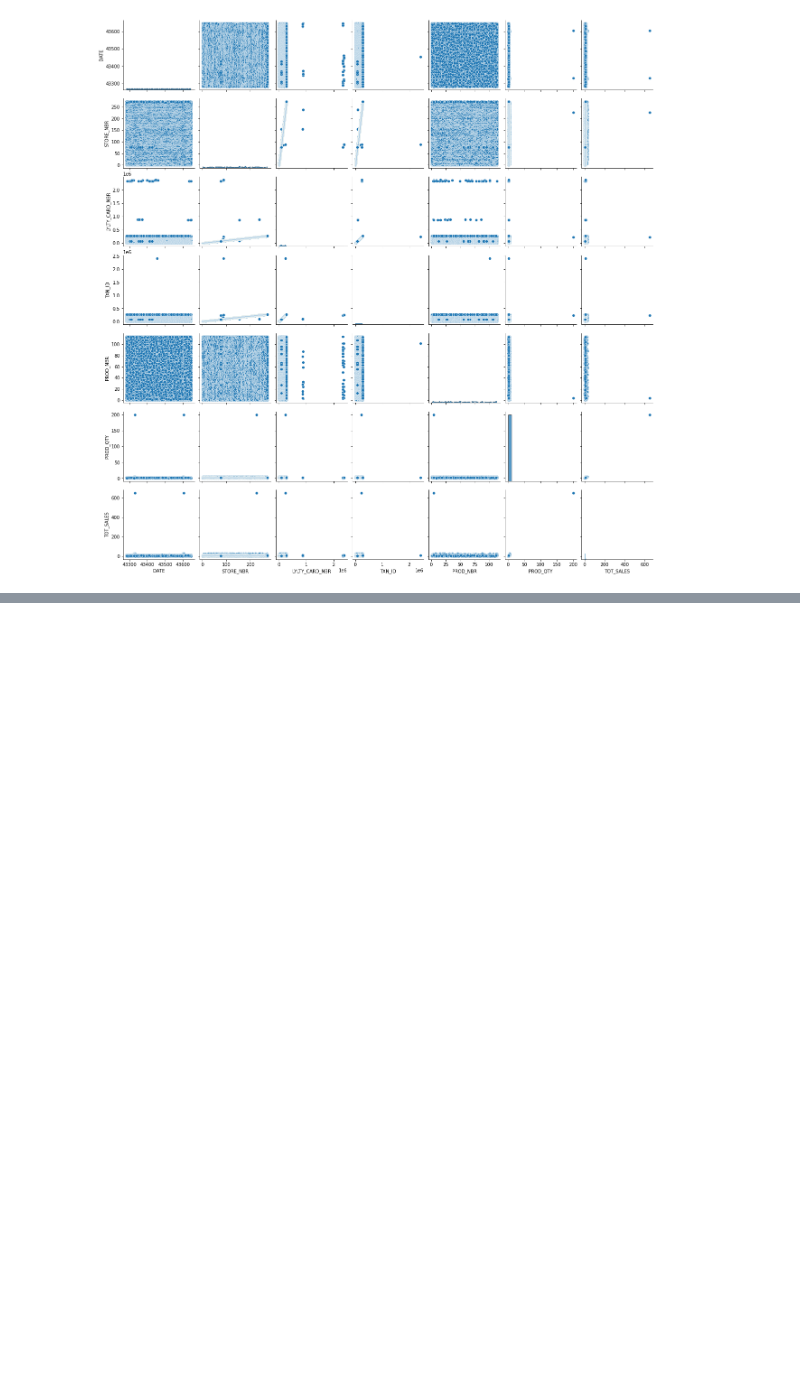
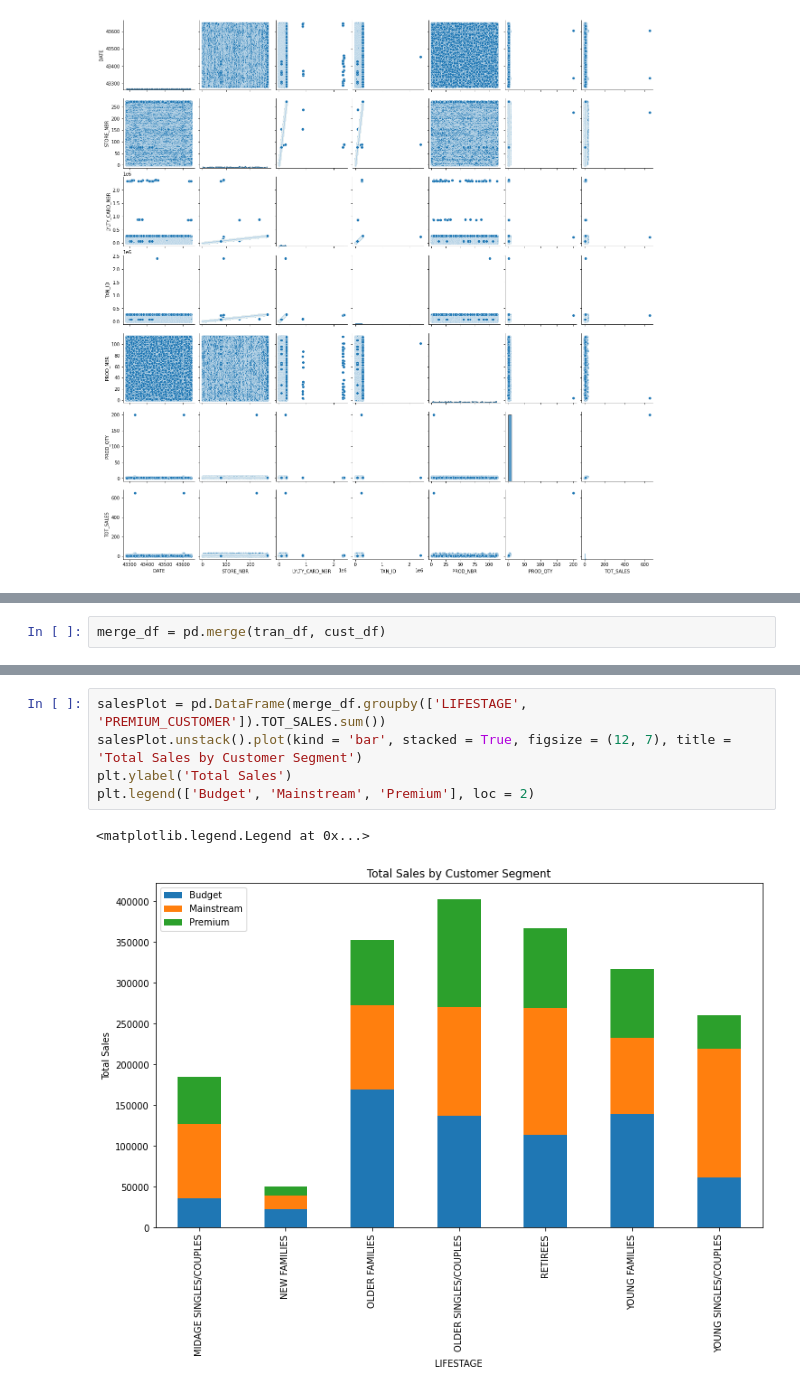
Before and after one commit to darsh996/Quantium_Internship, a Jupyter notebook: EDA_quantium.ipynb, the cells around one changed output, grey strips where cells are left out. Drawn from its saved outputs; the diff is of its cells as text; blank space fills up the shorter version.

```diff
--- a/EDA_quantium.ipynb
+++ b/EDA_quantium.ipynb
@@ -348,0 +348,2 @@ sea.pairplot(kind= 'hist', data= tran_df)
+# %%
+merge_df = pd.merge(tran_df, cust_df)
@@ -348,0 +434,8 @@ sea.pairplot(kind= 'hist', data= tran_df)
+# %%
+salesPlot = pd.DataFrame(merge_df.groupby(['LIFESTAGE', 'PREMIUM_CUSTOMER']).TOT_SALES.sum())
+salesPlot.unstack().plot(kind = 'bar', stacked = True, figsize = (12, 7), title = 'Total Sales by Customer Segment')
+plt.ylabel('Total Sales')
+plt.legend(['Budget', 'Mainstream', 'Premium'], loc = 2)
+# %% [output]
+<matplotlib.legend.Legend at 0x...>
+[figure, added]
```
Also changed, not shown: parts of 50 cells of this notebook.
